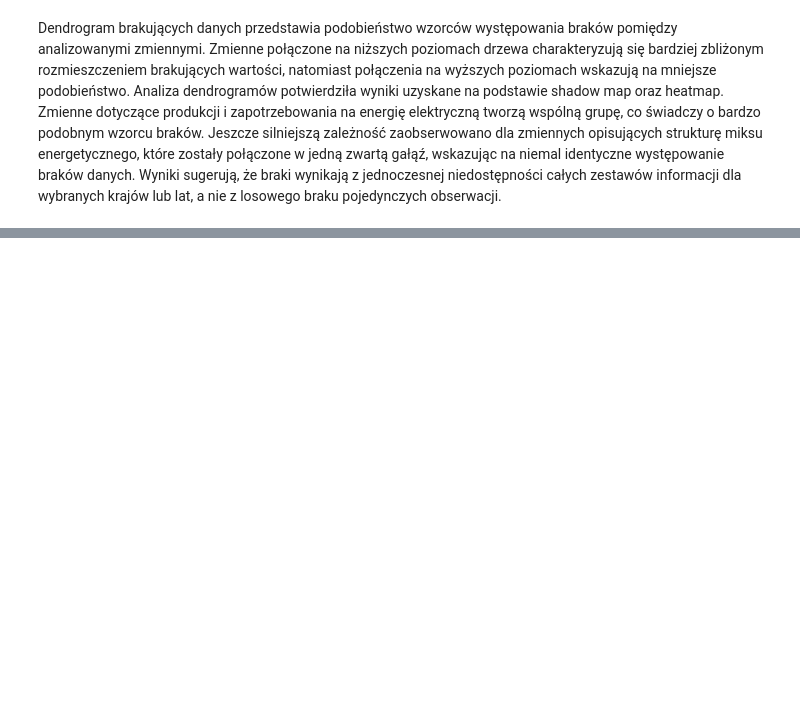
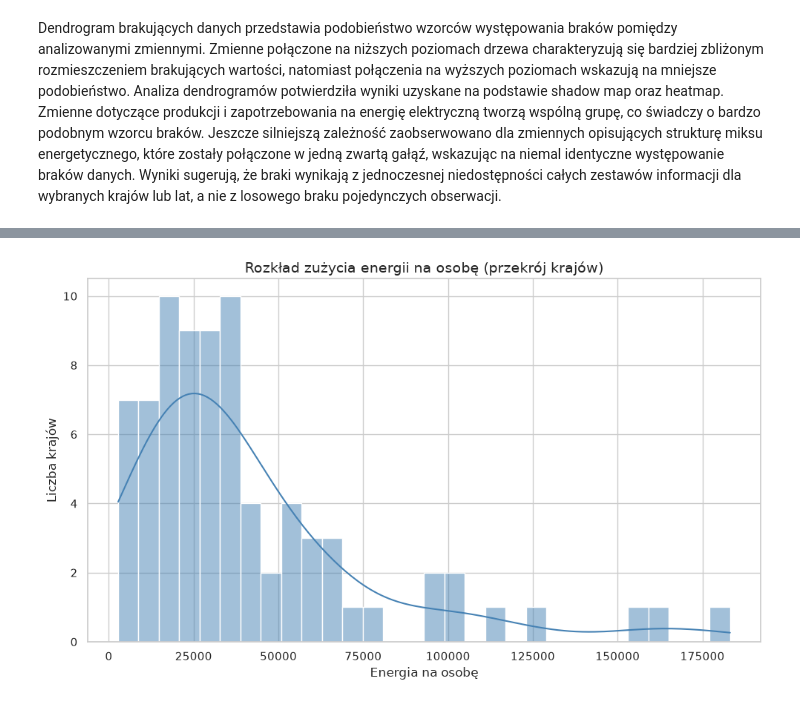
Before and after one commit to MichalG315/AWDP_Project, a Jupyter notebook: notebooks/main.ipynb, the cells around one changed output, grey strips where cells are left out. Drawn from its saved outputs; the diff is of its cells as text; code cells hidden in the pictures; blank space fills up the shorter version.

```diff
--- a/notebooks/main.ipynb
+++ b/notebooks/main.ipynb
@@ -159,14 +160,12 @@ Strategia postępowania z brakującymi danymi
 
 Ponieważ większość braków wynika z ograniczonej dostępności danych historycznych, zrezygnowano z imputacji brakujących wartości. Uzupełnianie ich mogłoby prowadzić do zniekształcenia wyników analizy i błędnej interpretacji trendów. W dalszej części projektu wykorzystano wyłącznie obserwacje zawierające wartości dla zmiennych niezbędnych do realizacji postawionych pytań badawczych.
 # %%
-#Heat map analysis of missing values
-msno.heatmap(basic)
-plt.title("Brakujące wartości Heatmap - Podstawowe dane")
-plt.show()
-msno.heatmap(electricity)
-plt.title("Brakujące wartości Heatmap - Energia elektryczna")
-plt.show()
-msno.heatmap(mix)
-plt.title("Brakujące wartości Heatmap - Mix")
-plt.show()
+cross_all = (
+    basic_cs
+    .merge(electricity_cs, on=["kraj", "rok"], how="inner")
+    .merge(mix_cs, on=["kraj", "rok"], how="inner")
+)
+
+print("Wymiary cross_all:", cross_all.shape)
+cross_all.head()
 # %% [output]
@@ -232,0 +314,10 @@ memory usage: 243.9 KB
+# %%
+plt.figure(figsize=(10, 6))
+sns.histplot(data=df_cs, x="energia_na_osobe", bins=30, kde=True, color="steelblue")
+plt.title("Rozkład zużycia energii na osobę (przekrój krajów)")
+plt.xlabel("Energia na osobę")
+plt.ylabel("Liczba krajów")
+plt.tight_layout()
+plt.show()
+# %% [output]
+[figure, added]
```
Also changed, not shown: parts of 31 cells of this notebook.
